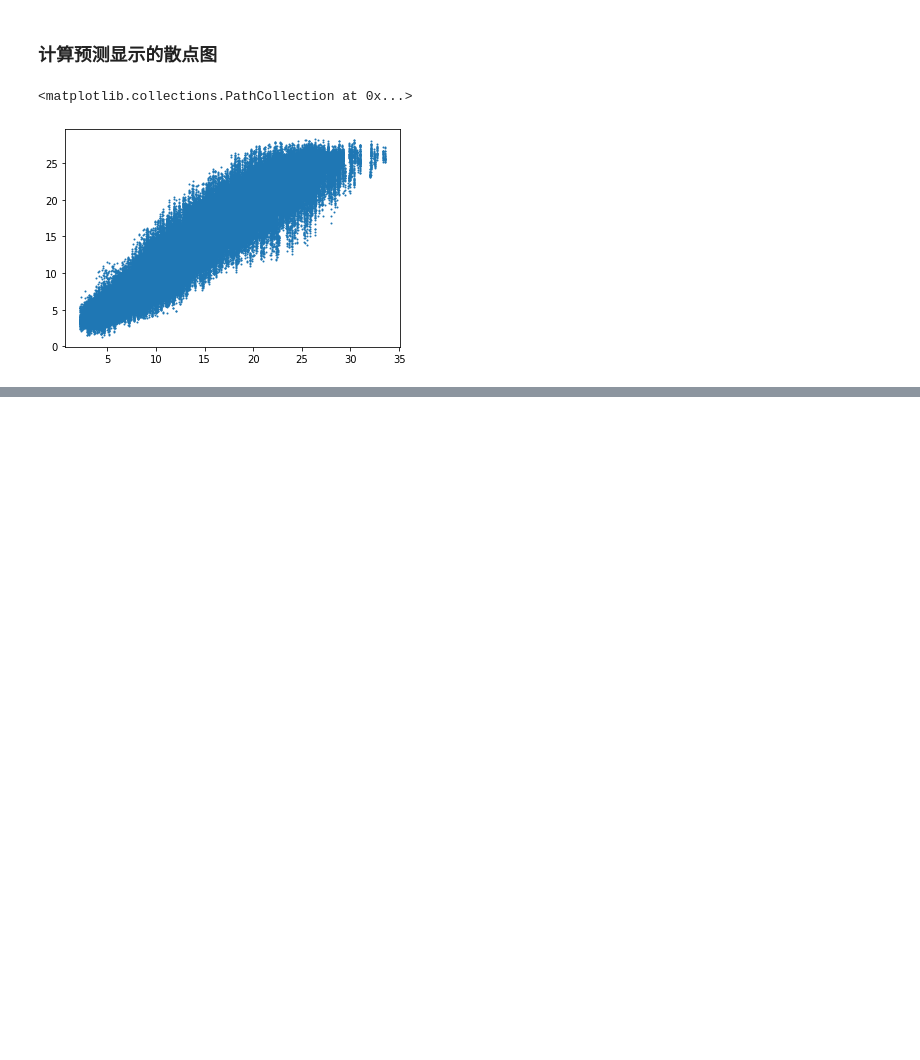
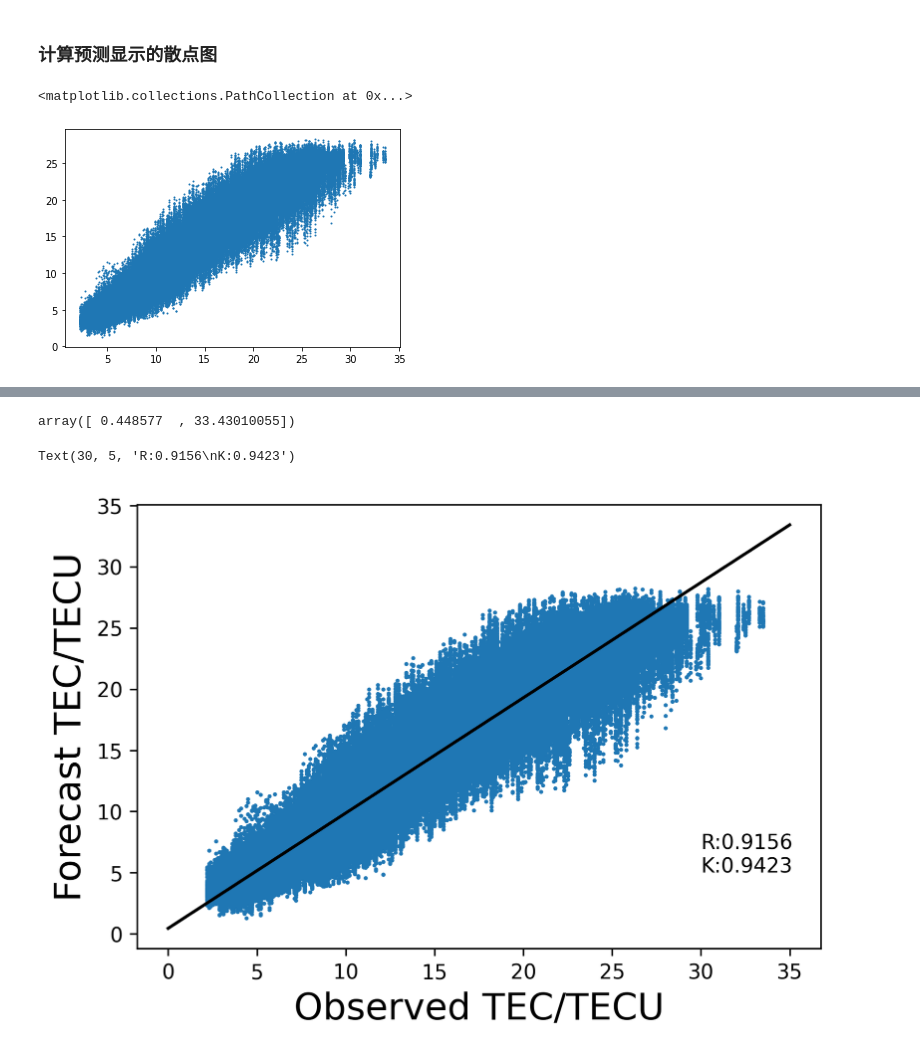
Before and after one commit to leeliangchao/-spatiotemporal-pedict, a Jupyter notebook: 解决了多步预测.ipynb, the cells around one changed output, grey strips where cells are left out. Saved outputs shown, nothing was run; the diff lists cells and outputs as text; code cells hidden in the pictures; blank space fills up the shorter version.

```diff
--- a/解决了多步预测.ipynb
+++ b/解决了多步预测.ipynb
@@ -380,17 +382,17 @@ reg.coef_, reg.intercept_
 # %%
-line_x = np.linspace(0, 70, 2)
+line_x = np.linspace(0, 35, 2)
 y = reg.coef_[0][0] * line_x + reg.intercept_[0]
 y
+# %% [output]
+array([ 0.448577  , 33.43010055])
-# %%
-import matplotlib as mpl
-plt.rcParams.update({
-    "text.usetex": False,
-})
 # %%
 fig = plt.figure(dpi=300)
-plt.scatter(R,P, s=10)
+plt.scatter(R,P, s=1)
 plt.plot(line_x, y, 'k')
 # plt.text(100, 40, r'$k_a$', fontsize=18)
 plt.xlabel('Observed TEC/TECU', fontsize=18)
 plt.ylabel('Forecast TEC/TECU', fontsize=18)
-plt.text(50,20, 'R:{}\nK:{}'.format(r2, round(reg.coef_[0][0],4)))
+plt.text(30,5, 'R:{}\nK:{}'.format(r2, round(reg.coef_[0][0],4)))
+# %% [output]
+Text(30, 5, 'R:0.9156\nK:0.9423')
+[figure, added]
```
Also changed, not shown: parts of 1 cell of this notebook.
